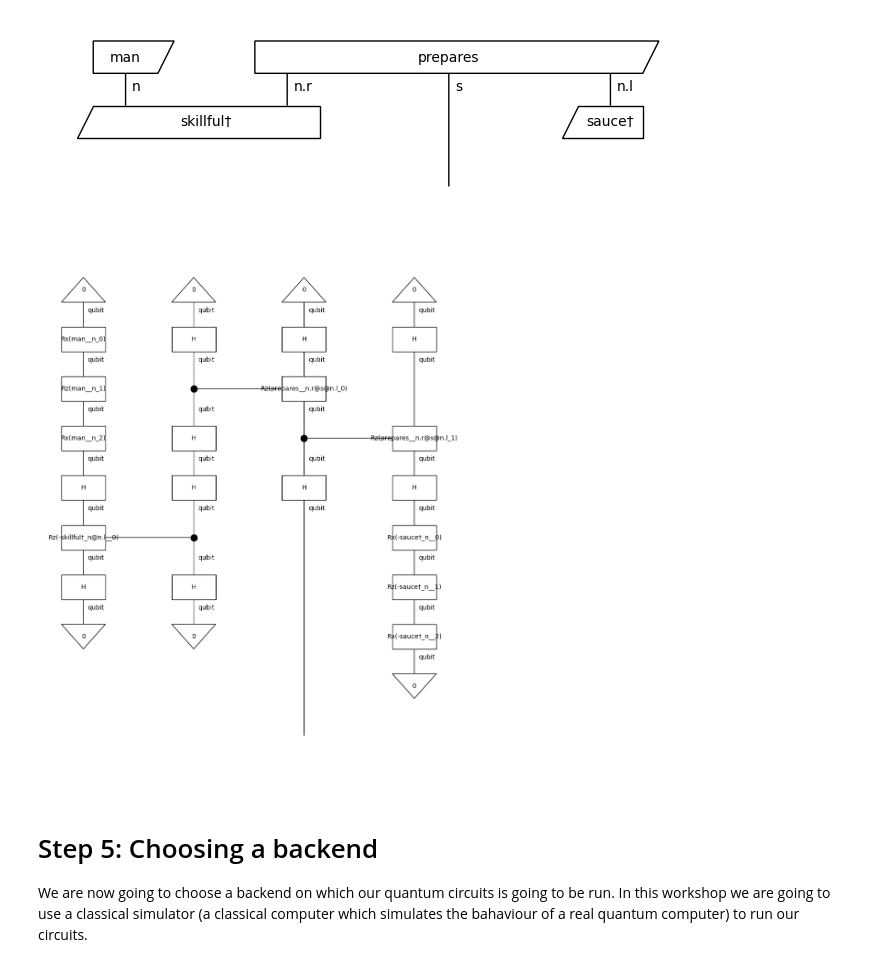
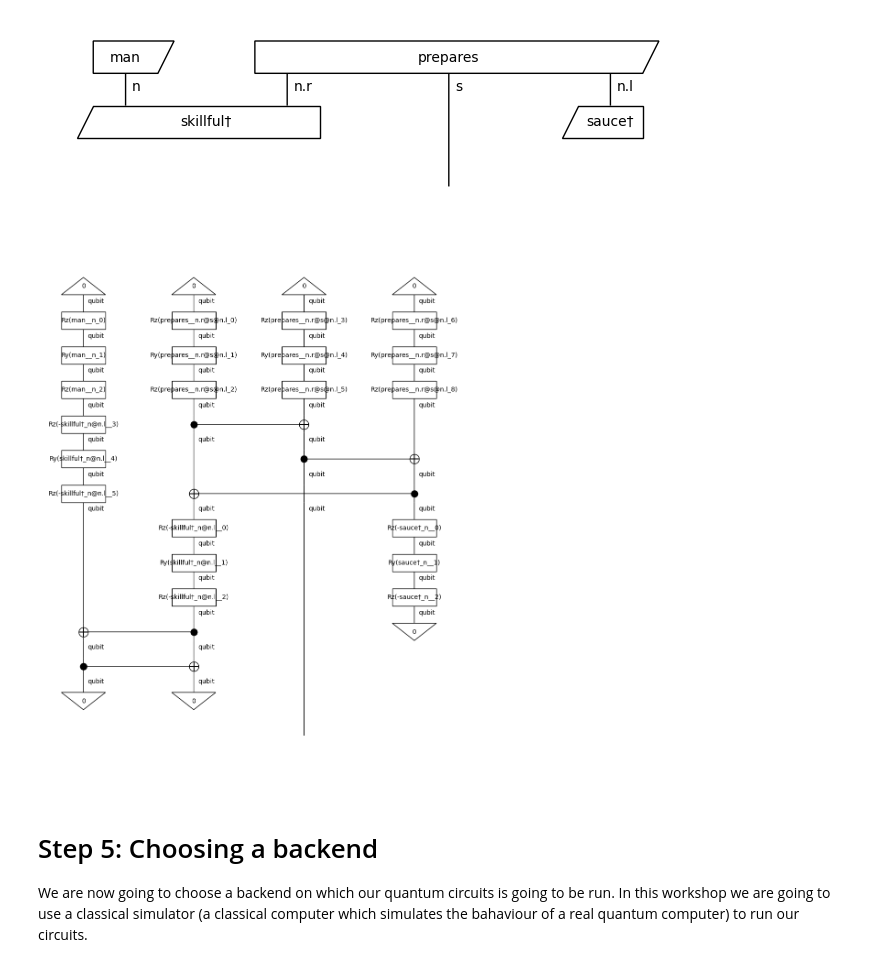
Before and after one commit to blue-research/qlang, a Jupyter notebook: algo.ipynb, the cells around one changed output. Drawn from its saved outputs; the diff is of its cells as text; code cells hidden in the pictures.

Commit message:
done stronglyengangling experiment

```diff
--- a/algo.ipynb
+++ b/algo.ipynb
@@ -88,25 +97,19 @@ After removing cups
 # %%
 from lambeq import AtomicType, IQPAnsatz, BaseAnsatz, CircuitAnsatz, MPSAnsatz, Sim14Ansatz, Sim15Ansatz, SpiderAnsatz, StronglyEntanglingAnsatz, Symbol, TensorAnsatz
 
-ansatz = IQPAnsatz({AtomicType.NOUN: 1, AtomicType.SENTENCE: 1},
-                   n_layers=1, n_single_qubit_params=3)
+# ansatz = IQPAnsatz({AtomicType.NOUN: 1, AtomicType.SENTENCE: 1},
+#                    n_layers=1, n_single_qubit_params=3)
+ansatz = StronglyEntanglingAnsatz({AtomicType.NOUN: 1, AtomicType.SENTENCE: 1}, n_layers=1, n_single_qubit_params=3)
+# ansatz = SpiderAnsatz({AtomicType.NOUN: 1, AtomicType.SENTENCE: 1}, n_layers=1, n_single_qubit_params=3)
 
-# ansatz = IQPAnsatz({
-#     AtomicType.NOUN: 1,
-#     AtomicType.SENTENCE: 1,
-#     AtomicType.PUNCTUATION: 1,  # Add this if your diagrams include verbs
-#     AtomicType.PREPOSITIONAL_PHRASE: 1,  # Add this if your diagrams include adjectives
-#     AtomicType.NOUN_PHRASE: 1,
-#     AtomicType.CONJUNCTION: 1
-# }, n_layers=1, n_single_qubit_params=3)
 
 train_circuits = [ansatz(diagram) for diagram in train_diagrams]
 dev_circuits =  [ansatz(diagram) for diagram in dev_diagrams]
 test_circuits = [ansatz(diagram) for diagram in test_diagrams]
 
 train_circuits[0].draw(figsize=(9, 12))
 # %% [output]
-[figure, old version]
+[figure, new version]
 # %% [markdown]
 # Step 5: Choosing a backend
 We are now going to choose a backend on which our quantum circuits is going to be run. In this workshop we are going to use a classical simulator (a classical computer which simulates the bahaviour of a real quantum computer) to run our circuits.
```
Also changed, not shown: parts of 7 cells of this notebook, 3 other files.
